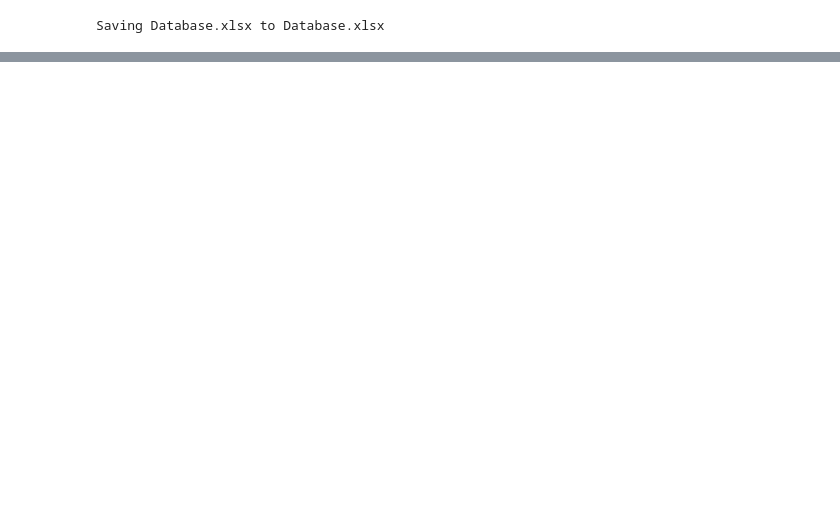
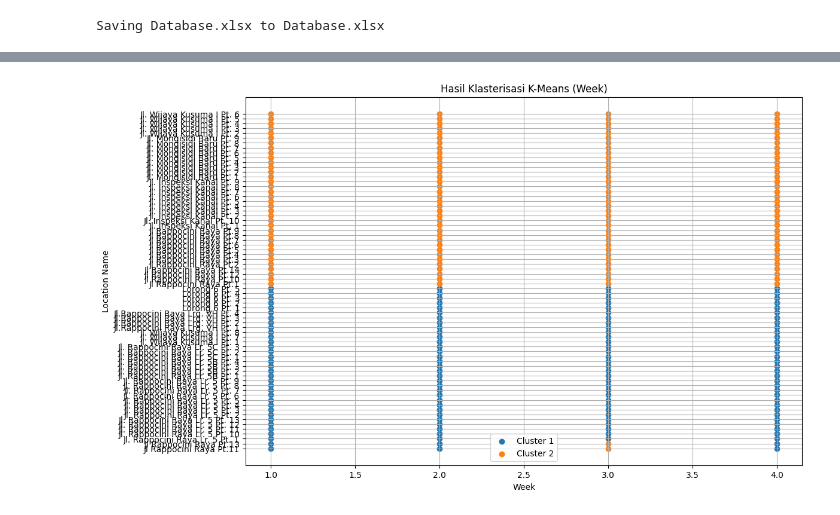
Before and after one commit to muhsupriazis/muhsupriazis, a Jupyter notebook: pivot_mingguan.ipynb, the cells around one changed output, grey strips where cells are left out. Drawn from its saved outputs; the diff is of its cells as text; code cells hidden in the pictures; blank space fills up the shorter version.

```diff
--- a/pivot_mingguan.ipynb
+++ b/pivot_mingguan.ipynb
@@ -40,0 +76,25 @@ files.download(output_file)
+# %%
+# Klasterisasi menggunakan K-Means dengan k yang optimal
+k_day = 2  # Misalnya k yang optimal setelah metode elbow
+kmeans_week = KMeans(n_clusters=k_day, init='k-means++', max_iter=300, n_init=10, random_state=0)
+clusters_week = kmeans_week.fit_predict(data_normalized_week)
+
+# Menambahkan hasil klasterisasi ke DataFrame
+pivot_df_day['Cluster'] = clusters_week
+# %%
+# Plot hasil klasterisasi
+plt.figure(figsize=(12, 8))
+
+# Warna berbeda untuk setiap klaster
+for i in range(k_day):
+    cluster_data_day = pivot_df_day[pivot_df_day['Cluster'] == i]
+    plt.scatter(cluster_data_day['week'], cluster_data_day['location_name'], label=f'Cluster {i+1}')
+
+plt.title('Hasil Klasterisasi K-Means (Week)')
+plt.xlabel('Week')
+plt.ylabel('Location Name')
+plt.legend()
+plt.grid(True)
+plt.show()
+# %% [output]
+[figure, added]
```
Also changed, not shown: parts of 4 cells of this notebook.
